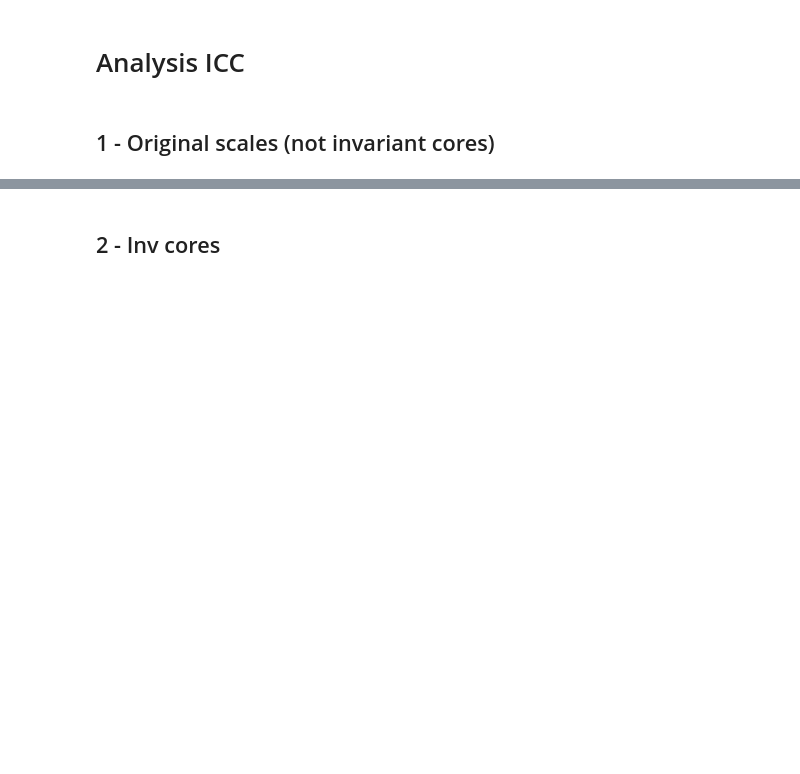
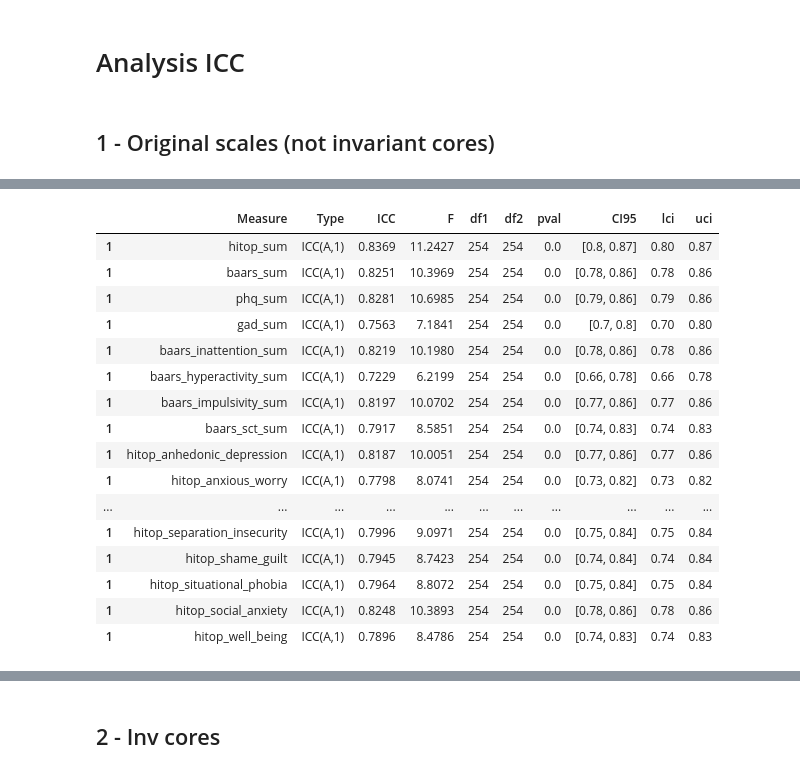
Before and after one commit to Shotgunosine/HiTOP, a Jupyter notebook: notebooks/NB_3_ICC.ipynb, the cells around one changed output, grey strips where cells are left out. Cells and saved outputs as stored; diff of their text form; code cells hidden in the pictures; blank space fills up the shorter version.

```diff
--- a/notebooks/NB_3_ICC.ipynb
+++ b/notebooks/NB_3_ICC.ipynb
@@ -163,6 +189,26 @@ icc_results_gp
 | 1 | hitop_situational_phobia | ICC2 | Single random raters | 0.7835 | 8.2284 | 397 | 397 | 0.0 | [0.74, 0.82] | 0.74 | 0.82 |
 | 1 | hitop_social_anxiety | ICC2 | Single random raters | 0.8977 | 18.5323 | 397 | 397 | 0.0 | [0.88, 0.92] | 0.88 | 0.92 |
 | 1 | hitop_well_being | ICC2 | Single random raters | 0.8737 | 14.8150 | 397 | 397 | 0.0 | [0.85, 0.9] | 0.85 | 0.90 |
+# %%
+icc_results_en
+# %% [output]
+|  | Measure | Type | ICC | F | df1 | df2 | pval | CI95 | lci | uci |
+| 1 | hitop_sum | ICC(A,1) | 0.8369 | 11.2427 | 254 | 254 | 0.0 | [0.8, 0.87] | 0.80 | 0.87 |
+| 1 | baars_sum | ICC(A,1) | 0.8251 | 10.3969 | 254 | 254 | 0.0 | [0.78, 0.86] | 0.78 | 0.86 |
+| 1 | phq_sum | ICC(A,1) | 0.8281 | 10.6985 | 254 | 254 | 0.0 | [0.79, 0.86] | 0.79 | 0.86 |
+| 1 | gad_sum | ICC(A,1) | 0.7563 | 7.1841 | 254 | 254 | 0.0 | [0.7, 0.8] | 0.70 | 0.80 |
+| 1 | baars_inattention_sum | ICC(A,1) | 0.8219 | 10.1980 | 254 | 254 | 0.0 | [0.78, 0.86] | 0.78 | 0.86 |
+| 1 | baars_hyperactivity_sum | ICC(A,1) | 0.7229 | 6.2199 | 254 | 254 | 0.0 | [0.66, 0.78] | 0.66 | 0.78 |
+| 1 | baars_impulsivity_sum | ICC(A,1) | 0.8197 | 10.0702 | 254 | 254 | 0.0 | [0.77, 0.86] | 0.77 | 0.86 |
+| 1 | baars_sct_sum | ICC(A,1) | 0.7917 | 8.5851 | 254 | 254 | 0.0 | [0.74, 0.83] | 0.74 | 0.83 |
+| 1 | hitop_anhedonic_depression | ICC(A,1) | 0.8187 | 10.0051 | 254 | 254 | 0.0 | [0.77, 0.86] | 0.77 | 0.86 |
+| 1 | hitop_anxious_worry | ICC(A,1) | 0.7798 | 8.0741 | 254 | 254 | 0.0 | [0.73, 0.82] | 0.73 | 0.82 |
+| ... | ... | ... | ... | ... | ... | ... | ... | ... | ... | ... |
+| 1 | hitop_separation_insecurity | ICC(A,1) | 0.7996 | 9.0971 | 254 | 254 | 0.0 | [0.75, 0.84] | 0.75 | 0.84 |
+| 1 | hitop_shame_guilt | ICC(A,1) | 0.7945 | 8.7423 | 254 | 254 | 0.0 | [0.74, 0.84] | 0.74 | 0.84 |
+| 1 | hitop_situational_phobia | ICC(A,1) | 0.7964 | 8.8072 | 254 | 254 | 0.0 | [0.75, 0.84] | 0.75 | 0.84 |
+| 1 | hitop_social_anxiety | ICC(A,1) | 0.8248 | 10.3893 | 254 | 254 | 0.0 | [0.78, 0.86] | 0.78 | 0.86 |
+| 1 | hitop_well_being | ICC(A,1) | 0.7896 | 8.4786 | 254 | 254 | 0.0 | [0.74, 0.83] | 0.74 | 0.83 |
 # %%
 icc_results_en
 # %% [output]
```
Also changed, not shown: parts of 9 cells of this notebook.
